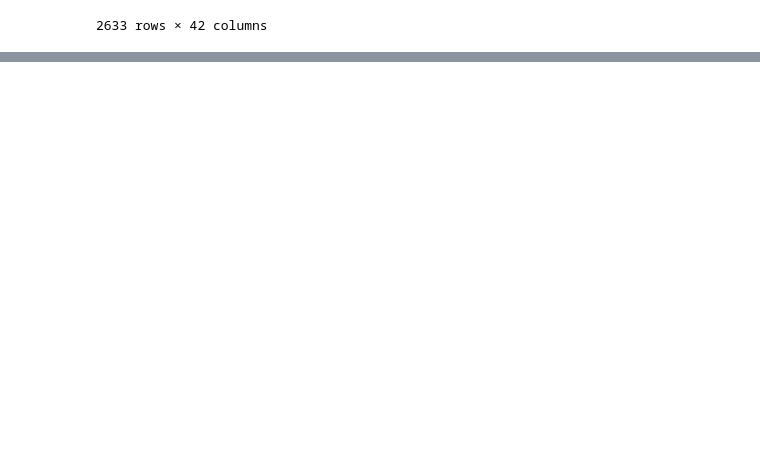
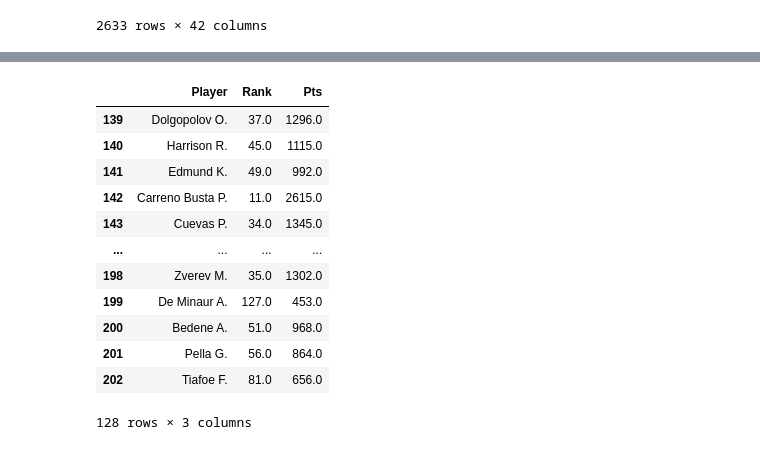
Before and after one commit to Scod3lla/tennisMatchPrediction, a Jupyter notebook: Testing 2.ipynb, the cells around one changed output, grey strips where cells are left out. Saved outputs shown, nothing was run; the diff lists cells and outputs as text; code cells hidden in the pictures; blank space fills up the shorter version.

```diff
--- a/Testing 2.ipynb
+++ b/Testing 2.ipynb
@@ -447,0 +471,3 @@ for index, row in df_new.iterrows():
+# %%
+openAust = dataset.loc[139:265,:]
+openAust
@@ -447,0 +538,24 @@ for index, row in df_new.iterrows():
+# %%
+allP1 = firstTurn[p1Col]
+allP2 = firstTurn[p2Col]
+allP1.columns = ["Player", "Rank", "Pts"]
+allP2.columns = ["Player", "Rank", "Pts"]
+# %%
+import pandas as pd
+
+allPlayer = pd.concat([allP1,allP2])
+allPlayer
+# %% [output]
+|  | Player | Rank | Pts |
+| 139 | Dolgopolov O. | 37.0 | 1296.0 |
+| 140 | Harrison R. | 45.0 | 1115.0 |
+| 141 | Edmund K. | 49.0 | 992.0 |
+| 142 | Carreno Busta P. | 11.0 | 2615.0 |
+| 143 | Cuevas P. | 34.0 | 1345.0 |
+| ... | ... | ... | ... |
+| 198 | Zverev M. | 35.0 | 1302.0 |
+| 199 | De Minaur A. | 127.0 | 453.0 |
+| 200 | Bedene A. | 51.0 | 968.0 |
+| 201 | Pella G. | 56.0 | 864.0 |
+| 202 | Tiafoe F. | 81.0 | 656.0 |
+128 rows × 3 columns
```
Also changed, not shown: parts of 34 cells of this notebook, 1 other file.
